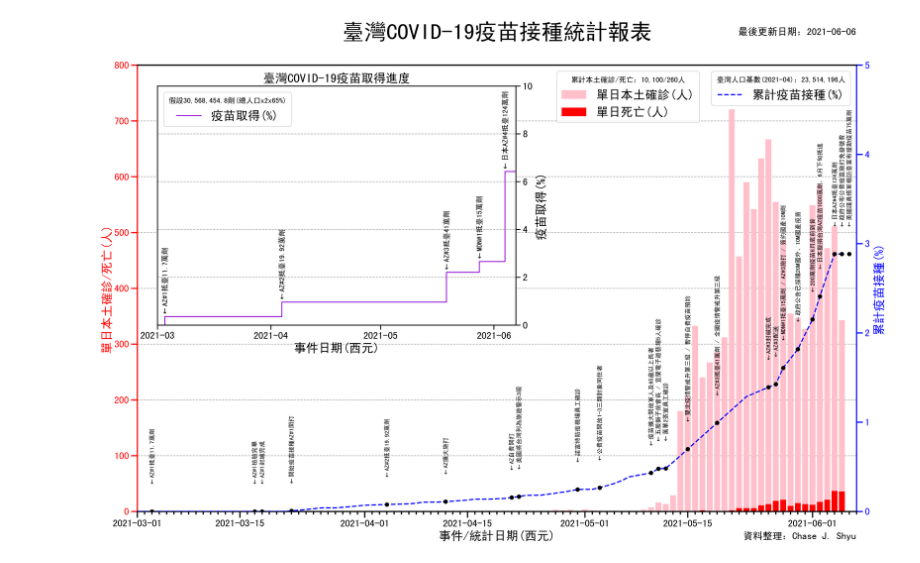
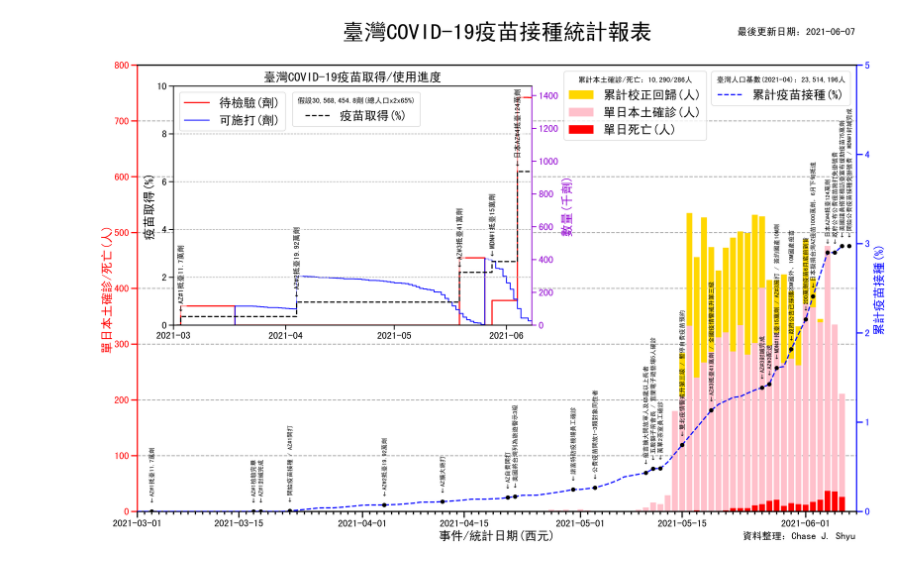
Before and after one commit to chaseshyu/VaccineCOVID19Taiwan, a Jupyter notebook: plotVaccineCOVID19Taiwan.ipynb, the cells around one changed output. Cells and saved outputs as stored; diff of their text form; code cells hidden in the pictures.

Commit message:
Update for 2021/06/07. Add more vaccine related information in the sub-chart.

```diff
--- a/plotVaccineCOVID19Taiwan.ipynb
+++ b/plotVaccineCOVID19Taiwan.ipynb
@@ -99,7 +114,9 @@ fig, ax_covid = plt.subplots(1,1,figsize=figsize,dpi=300)
 ax_vaccine = ax_covid.twinx()
 
 # plot confirmed case and death
-ax_covid.bar(df.index, df[ConfirmedLocalDaily] + df[ConfirmedLocalCorrectDaily],color=confirmd_color,label=label_confirmed,zorder=10)
+yvalue = df[ConfirmedLocalDaily] + df[FinalCorrectAmount].fillna(0)
+ax_covid.bar(df.index, yvalue, color=correction_color,label=label_correction,zorder=10)
+ax_covid.bar(df.index, df[ConfirmedLocalDaily], color=confirmd_color,label=label_confirmed,zorder=10)
 ax_covid.bar(df.index, df[DeathDaily],color=death_color,label=label_death,zorder=10)
 
 ax_covid.set_ylim(0,covid_ylim_max)
@@ -114,23 +131,22 @@ for axis in ['top','bottom','left','right']:
 ax_covid.tick_params(which='major', length=10, width=2)
 ax_covid.tick_params(which='minor', length=5, width=2)
 ax_covid.patch.set_alpha(main_alpha)
-ax_covid.grid(axis='y',linestyle = '--', linewidth = 1,zorder=0,color='darkgray')
-
+ax_covid.grid(axis='y',linestyle = '--', linewidth = 1.5,zorder=0,color='darkgray')
 
 # plot vaccine injected amount
-ind = (~df[InjectedAmount].isnull()) & (df.index < (last_date + datetime.timedelta(days=-1)))
-ax_vaccine.plot(df.index[ind], df[InjectedAmount][ind]/population_202104*100,
+ind = (~df[InjectedAmountCorrect].isnull()) & (df.index < (last_date + datetime.timedelta(days=-1)))
+ax_vaccine.plot(df.index[ind], df[InjectedAmountCorrect][ind]/population_202104*100,
                 '--',color=vaccine_color, linewidth = 2,label=label_left,zorder=10)
 
 # text event information
-y_shift = ax_vaccine.get_ylim()[1]*0.1
+y_shift = ax_vaccine.get_ylim()[1]*0.03
 ind = ~df[Event].isnull() & (df[Date] < last_date)
 date = df.loc[ind,Date]
 for i in df[ind].index:
     ycoord = df.loc[date[i],'mavg'] / population_202104*100 + y_shift
-    ax_vaccine.text(df.loc[i,Date],ycoord,'$\leftarrow$'+ df.loc[i,Event],
+    t = ax_vaccine.text(df.loc[i,Date],ycoord,'$\leftarrow$'+ df.loc[i,Event],
                     rotation=90,fontsize=event_size,horizontalalignment='center',zorder=10)
-ax_vaccine.plot(df.loc[ind,Date], df["mavg"][date]/population_202104*100 ,'o',color='black',zorder=10)
+ax_vaccine.plot(df.loc[ind,Date], df["mavg"][date]/population_202104*100 ,'o',color='black',zorder=10,lw=vaccine_lw)
 
 ax_vaccine.set_zorder(0)
 ax_vaccine.set_ylim(0,math.ceil(ax_vaccine.get_ylim()[1] * vac_ylim_times))
@@ -153,52 +169,83 @@ ax_vaccine.tick_params(which='major', length=10, width=2)
 ax_vaccine.patch.set_alpha(main_alpha)
 
 # plot vaccine progress
-ax_progress = fig.add_axes([0.08, 0.42, .45, 0.45])
+ax_vac_num = fig.add_axes([0.1, 0.42, .45, 0.45])
+ax_progress = ax_vac_num.twinx()
+
+#await vaccion
+dd = np.vstack((df[Date][:-1],df[Date][1:])).T.reshape((1,-1),)[0]
+yvalue = (df[ArrivedAmount]-df[VaccineCheck].fillna(0).cumsum()-df[ReleasedVaccine])*1e-3
+aa = np.vstack((yvalue[:-1],yvalue[:-1])).T.reshape((1,-1),)[0]
+ax_vac_num.plot(dd,aa,'-',color=await_color,label=label_wait,lw=2,zorder=5)
+
+# available vaccine
+dd = np.vstack((df[Date][:-1],df[Date][1:])).T.reshape((1,-1),)[0]
+yvalue = (df[ReleasedVaccine]-df['mavg'].fillna(0))*1e-3
+aa = np.vstack((yvalue[:-1],yvalue[:-1])).T.reshape((1,-1),)[0]
+ax_vac_num.plot(dd,aa,'-',color=availble_color,label=label_available,lw=sub_lw,zorder=5)
+
+ax_vac_num.set_ylabel(label_dose_number,fontsize=label_size)
+ax_vac_num.set_ylim(0,)
+ax_vac_num.tick_params(which='major', length=7.5, width=1.5)
+
+for axis in ['top','bottom','right']:
+    ax_vac_num.spines[axis].set_linewidth(1.5)
+ax_vac_num.spines['right'].set_color(number_color)
+ax_vac_num.yaxis.label.set_color(number_color)
+ax_vac_num.tick_params(axis='y',colors=number_color)
+ax_vac_num.spines['left'].set_visible(False)
+ax_vac_num.yaxis.tick_right()
+ax_vac_num.yaxis.set_label_position("right")
+
 ax_progress.set_xlim(first_date,df.index[-1]+datetime.timedelta(days=1))
 ax_progress.set_ylim(0,prog_ylim_max)
 
+# obtainment
 dd = np.vstack((df[Date][:-1],df[Date][1:])).T.reshape((1,-1),)[0]
 aa = np.vstack((df[ArrivedAmount][:-1],df[ArrivedAmount][:-1])).T.reshape((1,-1),)[0]
-ax_progress.plot(dd,aa / (population_202104*0.7*2) * 100,'-',color=progress_color,label=label_progress)
+ax_progress.plot(dd,aa / (population_202104*0.7*2) * 100,'--',
+                 color=progress_text_color,label=label_progress,lw=2,zorder=5)
 
-y_shift = ax_vaccine.get_ylim()[1]*0.02
+y_shift = ax_progress.get_ylim()[1]*0.02
 ind = ~df[Event].isnull()
 date = df.loc[ind,Date]
 for i in df[ind].index:
     if '抵臺' in df.loc[i,Event]:
         ycoord = df.loc[date[i],ArrivedAmount] / (population_202104*0.7*2) * 100 + y_shift
-        ax_progress.text(df.loc[i,Date],ycoord,'$\leftarrow$'+ df.loc[i,Event].split('/')[0],
+        t = ax_progress.text(df.loc[i,Date],ycoord,'$\leftarrow$'+ df.loc[i,Event].split('/')[0],zorder=6,
                         rotation=90,fontsize=event_size+2,horizontalalignment='center',color=progress_text_color)
+        t.set_bbox(dict(facecolor='white', alpha=0.6, edgecolor='none'))
 
-ax_progress.set_title(title_prog,fontsize=label_size)
-ax_progress.patch.set_alpha(1)
-ax_progress.yaxis.tick_right()
-ax_progress.yaxis.set_label_position("right")
+ax_progress.set_title(title_prog,fontsize=label_size,y=1.005)
+ax_progress.yaxis.tick_left()
+ax_progress.yaxis.set_label_position("left")
 ax_progress.set_xlabel(label_sub_bottom,fontsize=label_size)
 ax_progress.set_ylabel(label_progress,fontsize=label_size)
 ax_progress.set_yticks(np.arange(0, prog_ylim_max+.1, prog_y_interval))
 ax_progress.tick_params(axis='y',labelsize=tick_size)
-ax_progress.set_zorder(2)
+ax_progress.spines['right'].set_visible(False)
 
-for axis in ['top','bottom','left','right']:
+#ax_progress.patch.set_alpha(1)
+#ax_progress.set_zorder(1)
+
+for axis in ['top','bottom','left']:
     ax_progress.spines[axis].set_linewidth(1.5)
-    ax_progress.spines[axis].set_color(progress_axis_color)
-
+ax_progress.spines['left'].set_color(progress_text_color)
 ax_progress.tick_params(which='major', length=7.5, width=1.5)
 ax_progress.xaxis.set_major_locator(mdates.MonthLocator())
-ax_progress.xaxis.label.set_color(progress_text_color)
 ax_progress.yaxis.label.set_color(progress_text_color)
-ax_progress.tick_params(axis='both',colors=progress_axis_color)
+ax_progress.tick_params(axis='y',colors=progress_text_color)
 ax_progress.grid(axis='y',linestyle = '--', linewidth = 1,color='darkgray')
 
-ax_covid.legend(loc=1,bbox_to_anchor=(0.79, 1),fontsize=label_size,title=text_confirmed_amount)
+ax_covid.legend(loc=1,bbox_to_anchor=(0.8, 1),fontsize=label_size,title=text_confirmed_amount)
 ax_vaccine.legend(loc=1,bbox_to_anchor=(1, 1),fontsize=label_size,title=text_population)
-ax_progress.legend(loc=2,fontsize=label_size,title=text_vaccine_estimation)
+ax_progress.legend(loc=2,bbox_to_anchor=(0.315, 1),fontsize=label_size,title=text_vaccine_estimation)
+ax_vac_num.legend(loc=2,bbox_to_anchor=(0, 1),fontsize=label_size)
 
 # save figure
 plt.tight_layout()
 plt.savefig('VaccineCOVID19Taiwan-%s.jpg'%df.index[-1].strftime('%Y-%m-%d'),dpi=300)
 plt.show()
 plt.close()
 # %% [output]
-[figure, old version]
+[figure, new version]
```
Also changed, not shown: parts of 2 cells of this notebook, 2 other files.
